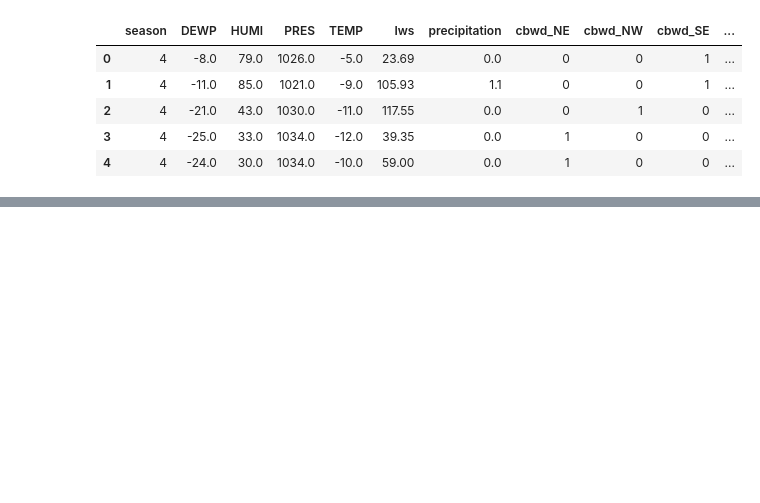
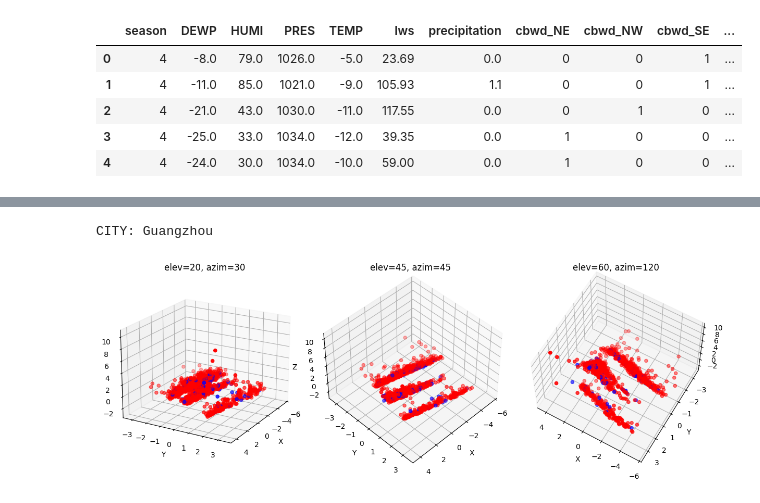
Before and after one commit to RoccoGiampetruzzi/Pollution-Predictor, a Jupyter notebook: notebook.ipynb, the cells around one changed output, grey strips where cells are left out. Drawn from its saved outputs; the diff is of its cells as text; code cells hidden in the pictures; blank space fills up the shorter version.

```diff
--- a/notebook.ipynb
+++ b/notebook.ipynb
@@ -350,0 +185,6 @@ temp.score(beijing_np[:, :10], beijing_np[:, 10])
+# %%
+print(f'CITY: {names[2]}')
+plot_with_different_angles(X_pca[2], ['red', 'blue'], y[2].astype(int))
+# %% [output]
+CITY: Guangzhou
+[figure, added]
```
Also changed, not shown: parts of 64 cells of this notebook.
